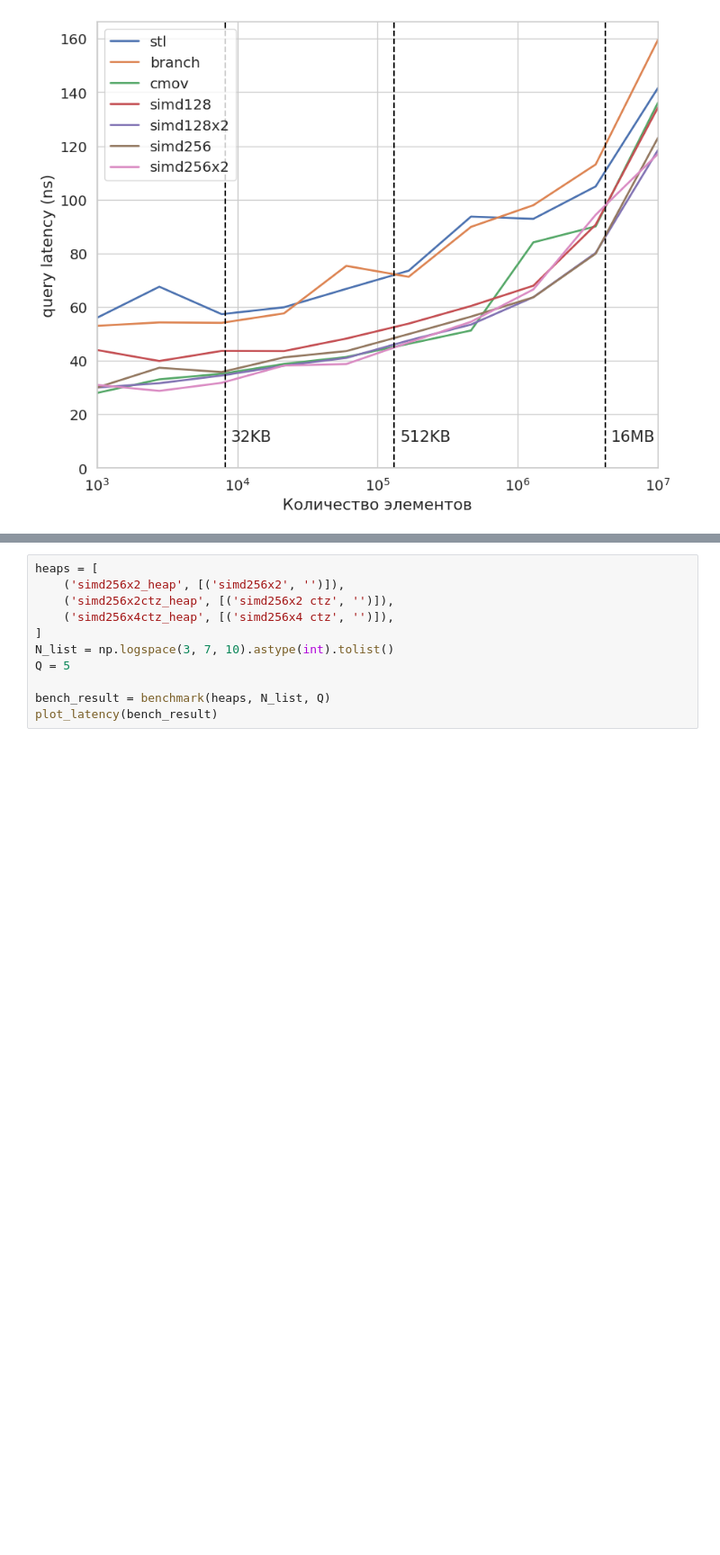
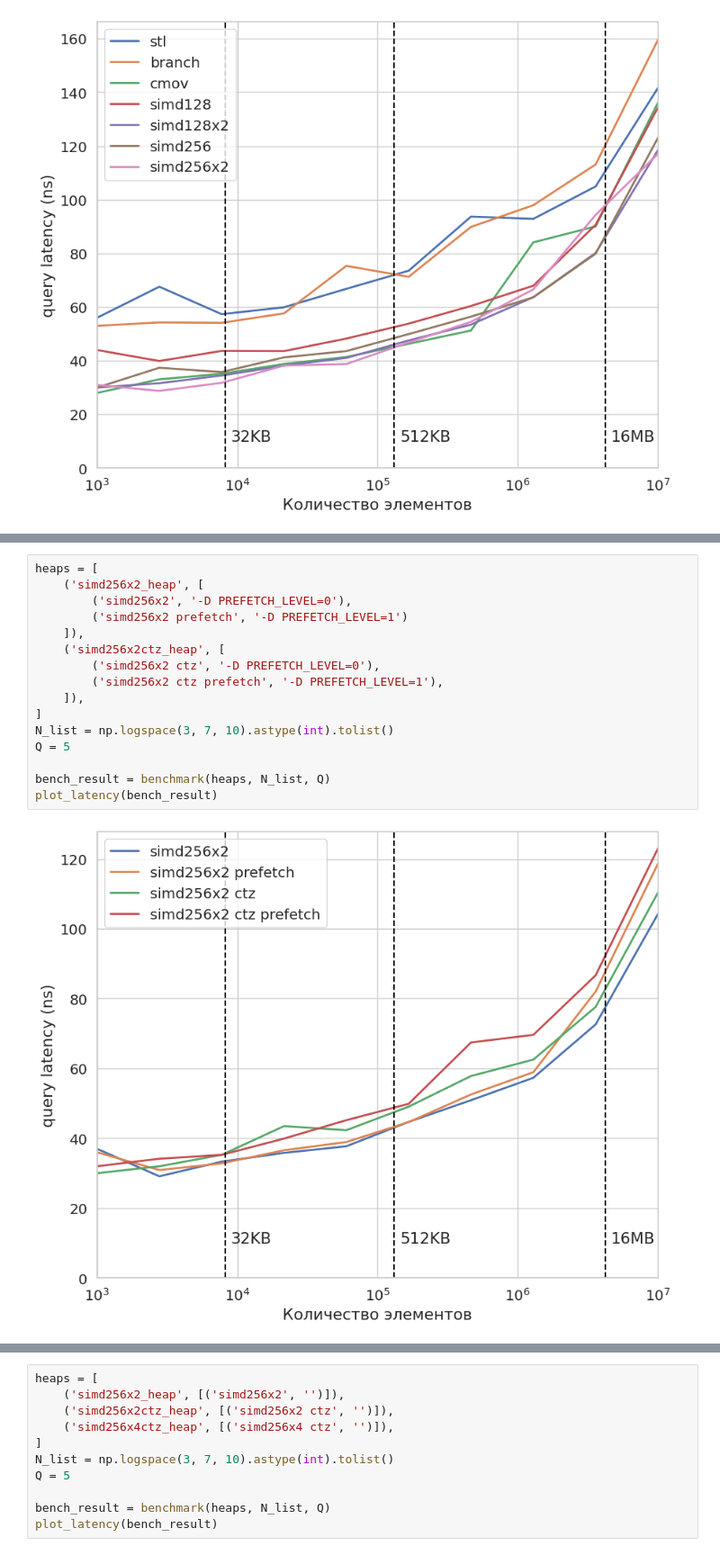
Before and after one commit to maxgaponov/fast-heaps, a Jupyter notebook: benchmark.ipynb, the cells around one changed output, grey strips where cells are left out. Shown at 90% size. Drawn from its saved outputs; the diff is of its cells as text; blank space fills up the shorter version.

```diff
--- a/benchmark.ipynb
+++ b/benchmark.ipynb
@@ -90,0 +121,18 @@ plot_latency(bench_result)
+# %%
+heaps = [
+    ('simd256x2_heap', [
+        ('simd256x2', '-D PREFETCH_LEVEL=0'),
+        ('simd256x2 prefetch', '-D PREFETCH_LEVEL=1')
+    ]),
+    ('simd256x2ctz_heap', [
+        ('simd256x2 ctz', '-D PREFETCH_LEVEL=0'),
+        ('simd256x2 ctz prefetch', '-D PREFETCH_LEVEL=1'),
+    ]),
+]
+N_list = np.logspace(3, 7, 10).astype(int).tolist()
+Q = 5
+
+bench_result = benchmark(heaps, N_list, Q)
+plot_latency(bench_result)
+# %% [output]
+[figure, added]
```
Also changed, not shown: parts of 6 cells of this notebook, 3 other files.
